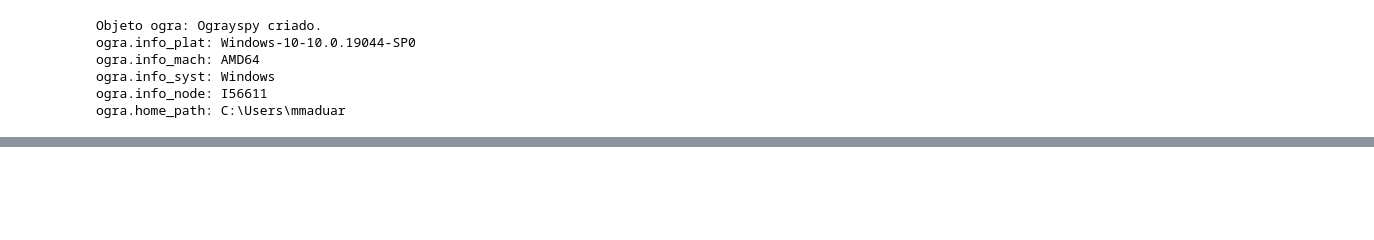
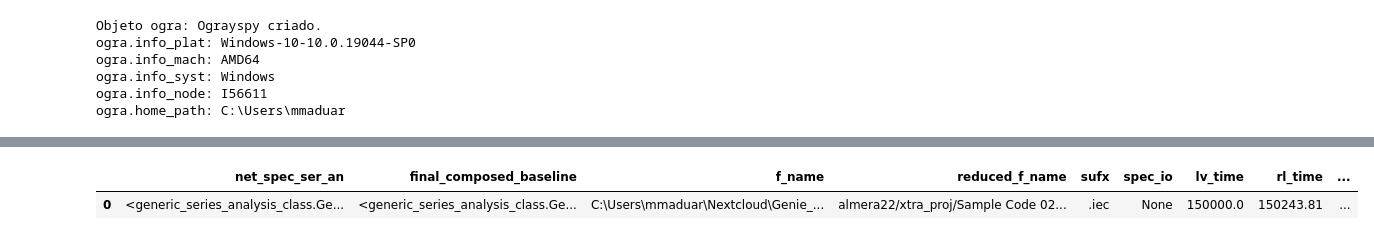
Before and after one commit to terrabela/OGRaySpY, a Jupyter notebook: src/radionuclide_analysis.ipynb, the cells around one changed output, grey strips where cells are left out. Cells and saved outputs as stored; diff of their text form; code cells hidden in the pictures; blank space fills up the shorter version.

```diff
--- a/src/radionuclide_analysis.ipynb
+++ b/src/radionuclide_analysis.ipynb
@@ -107,0 +202,5 @@ Fez total analysis.
+# %%
+unpickled_teste_df_2
+# %% [output]
+|  | net_spec_ser_an | final_composed_baseline | f_name | reduced_f_name | sufx | spec_io | lv_time | rl_time | ... |
+| 0 | <generic_series_analysis_class.Ge... | <generic_series_analysis_class.Ge... | C:\Users\mmaduar\Nextcloud\Genie_... | almera22/xtra_proj/Sample Code 02... | .iec | None | 150000.0 | 150243.81 | ... |
```
Also changed, not shown: parts of 48 cells of this notebook, 13 other files.
